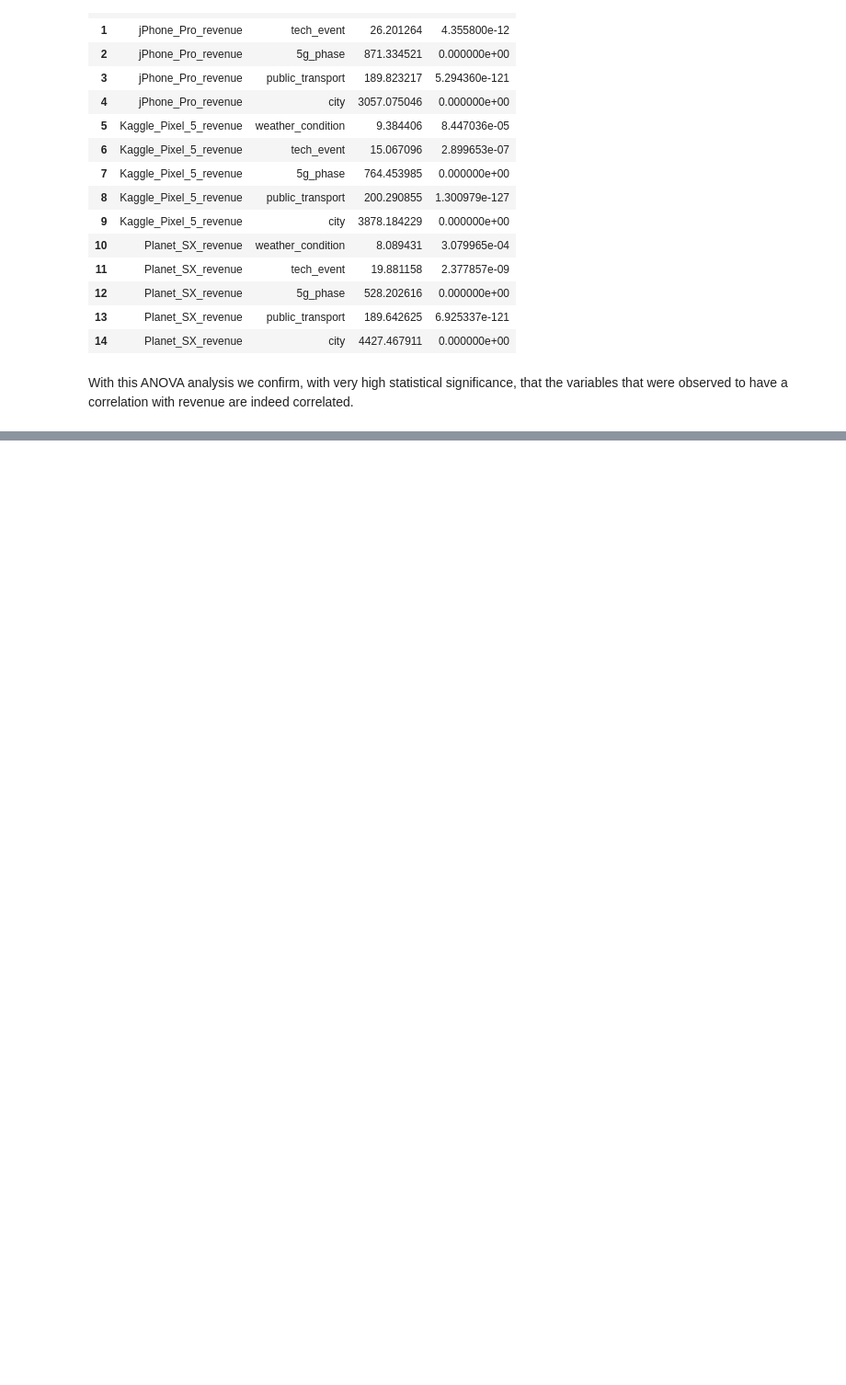
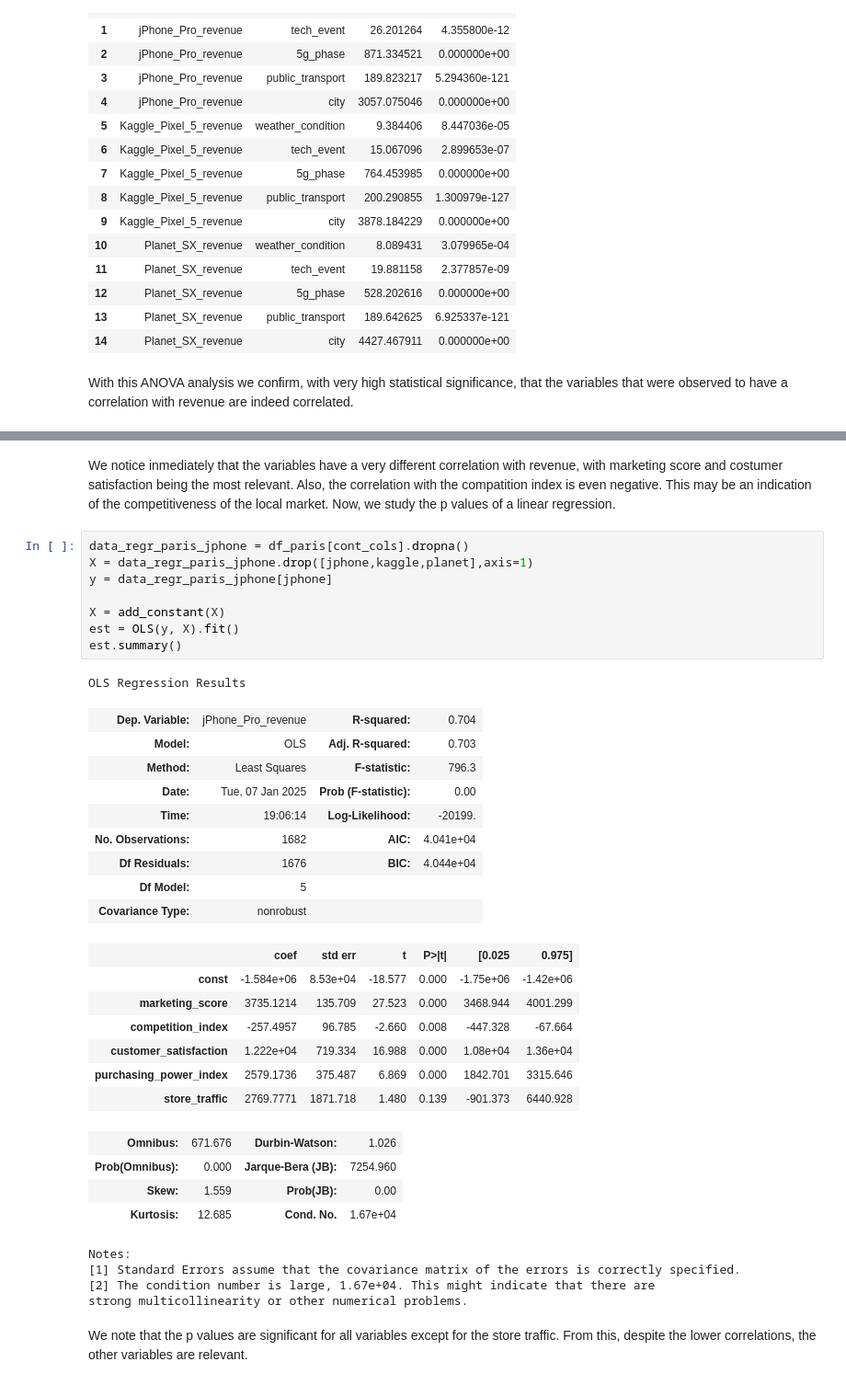
Before and after one commit to jsilvalavin/orange_test_stage, a Jupyter notebook: notebooks/exploration.ipynb, the cells around one changed output, grey strips where cells are left out. Shown at 92% size. Cells and saved outputs as stored; diff of their text form; blank space fills up the shorter version.

```diff
--- a/notebooks/exploration.ipynb
+++ b/notebooks/exploration.ipynb
@@ -476,0 +495,38 @@ With this ANOVA analysis we confirm, with very high statistical significance, th
+# %% [markdown]
+We notice inmediately that the variables have a very different correlation with revenue, with marketing score and costumer satisfaction being the most relevant. Also, the correlation with the compatition index is even negative. This may be an indication of the competitiveness of the local market. Now, we study the p values of a linear regression.
+# %%
+data_regr_paris_jphone = df_paris[cont_cols].dropna()
+X = data_regr_paris_jphone.drop([jphone,kaggle,planet],axis=1)
+y = data_regr_paris_jphone[jphone]
+
+X = add_constant(X)
+est = OLS(y, X).fit()
+est.summary()
+# %% [output]
+OLS Regression Results
+| Dep. Variable: | jPhone_Pro_revenue | R-squared: | 0.704 |
+| Model: | OLS | Adj. R-squared: | 0.703 |
+| Method: | Least Squares | F-statistic: | 796.3 |
+| Date: | Tue, 07 Jan 2025 | Prob (F-statistic): | 0.00 |
+| Time: | 19:06:14 | Log-Likelihood: | -20199. |
+| No. Observations: | 1682 | AIC: | 4.041e+04 |
+| Df Residuals: | 1676 | BIC: | 4.044e+04 |
+| Df Model: | 5 |  |  |
+| Covariance Type: | nonrobust |  |  |
+|  | coef | std err | t | P>|t| | [0.025 | 0.975] |
+| const | -1.584e+06 | 8.53e+04 | -18.577 | 0.000 | -1.75e+06 | -1.42e+06 |
+| marketing_score | 3735.1214 | 135.709 | 27.523 | 0.000 | 3468.944 | 4001.299 |
+| competition_index | -257.4957 | 96.785 | -2.660 | 0.008 | -447.328 | -67.664 |
+| customer_satisfaction | 1.222e+04 | 719.334 | 16.988 | 0.000 | 1.08e+04 | 1.36e+04 |
+| purchasing_power_index | 2579.1736 | 375.487 | 6.869 | 0.000 | 1842.701 | 3315.646 |
+| store_traffic | 2769.7771 | 1871.718 | 1.480 | 0.139 | -901.373 | 6440.928 |
+| Omnibus: | 671.676 | Durbin-Watson: | 1.026 |
+| Prob(Omnibus): | 0.000 | Jarque-Bera (JB): | 7254.960 |
+| Skew: | 1.559 | Prob(JB): | 0.00 |
+| Kurtosis: | 12.685 | Cond. No. | 1.67e+04 |
+Notes:
+[1] Standard Errors assume that the covariance matrix of the errors is correctly specified.
+[2] The condition number is large, 1.67e+04. This might indicate that there are
+strong multicollinearity or other numerical problems.
+# %% [markdown]
+We note that the p values are significant for all variables except for the store traffic. From this, despite the lower correlations, the other variables are relevant.
```
Also changed, not shown: parts of 5 cells of this notebook.
